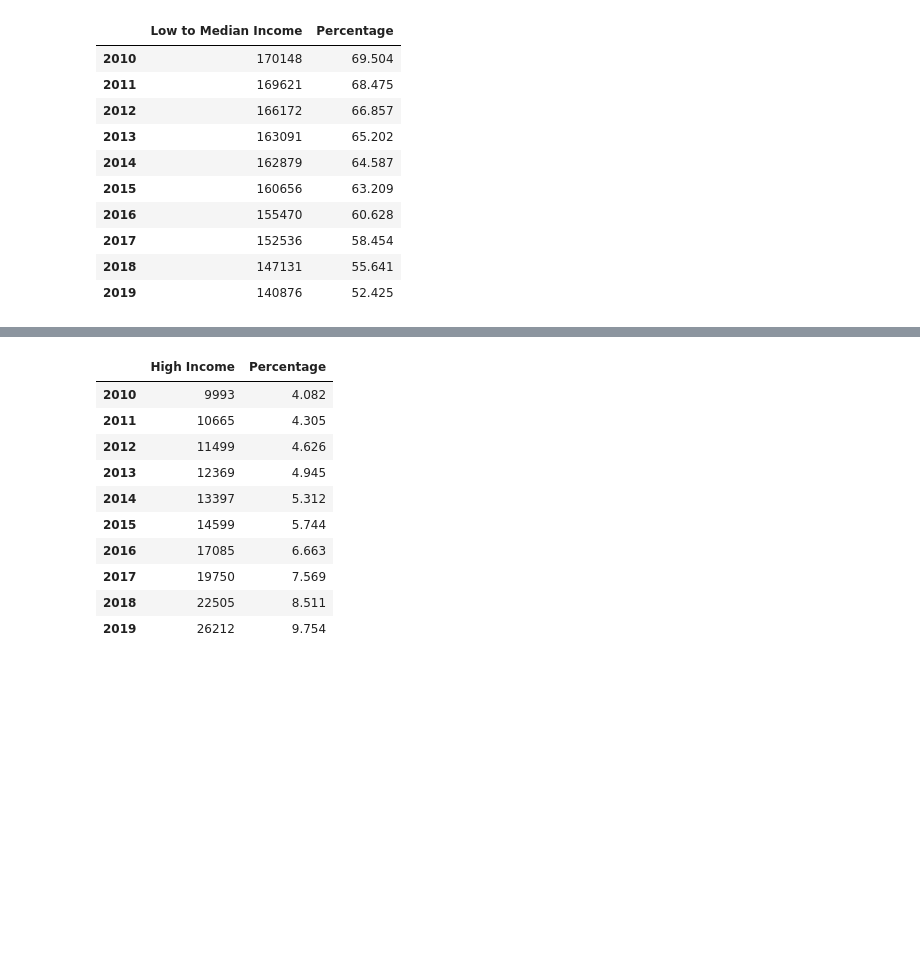
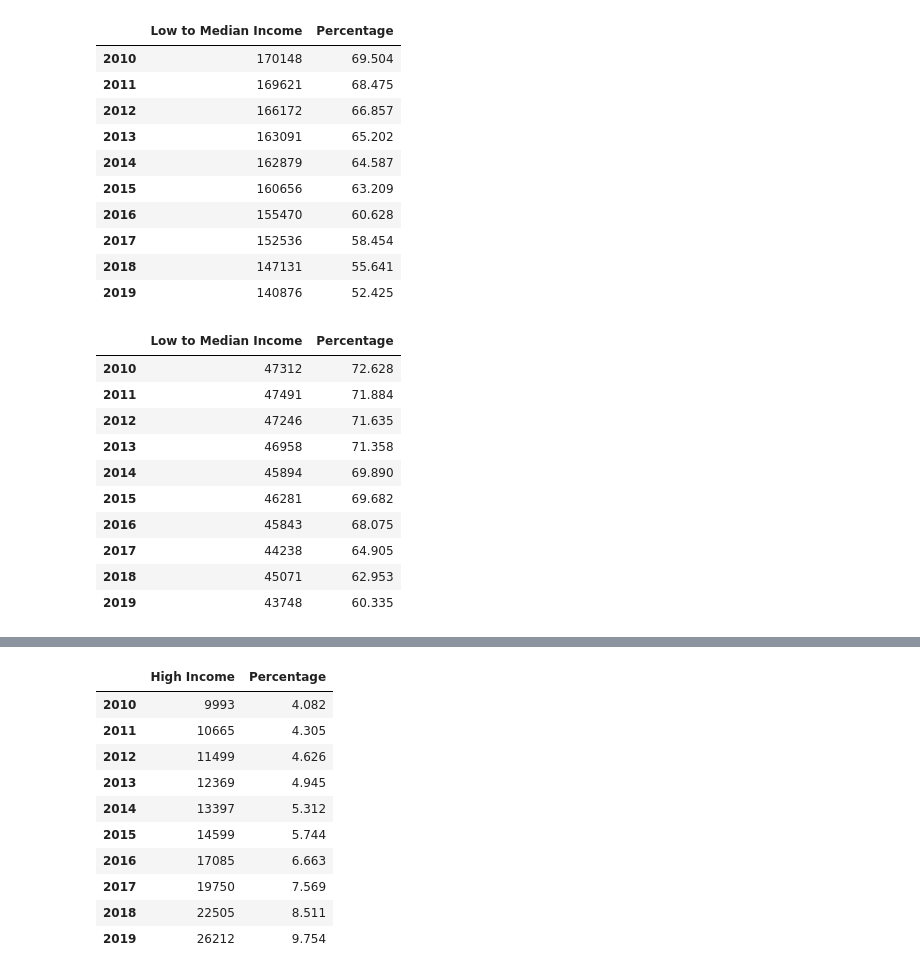
Before and after one commit to ianmonroe97/PortlandAffordableHousing, a Jupyter notebook: NewED_.ipynb, the cells around one changed output, grey strips where cells are left out. Cells and saved outputs as stored; diff of their text form; code cells hidden in the pictures; blank space fills up the shorter version.

```diff
--- a/NewED_.ipynb
+++ b/NewED_.ipynb
@@ -877,6 +1038,19 @@ PorWIndex = {PorWrate10: 2010, PorWrate11: 2011,
            PorWrate12: 2012,PorWrate13: 2013, PorWrate14: 2014,
            PorWrate15: 2015,PorWrate16: 2016, PorWrate17: 2017,
            PorWrate18: 2018,PorWrate19:2019}
+# %%
+VanLoIndex = {VanLorate10: 2010, VanLorate11: 2011,
+           VanLorate12: 2012,VanLorate13: 2013, VanLorate14: 2014,
+           VanLorate15: 2015,VanLorate16: 2016, VanLorate17: 2017,
+           VanLorate18: 2018,VanLorate19:2019}
+VanUIndex = {VanUrate10: 2010, VanUrate11: 2011,
+           VanUrate12: 2012,VanUrate13: 2013, VanUrate14: 2014,
+           VanUrate15: 2015,VanUrate16: 2016, VanUrate17: 2017,
+           VanUrate18: 2018,VanUrate19:2019}
+VanWIndex = {VanWrate10: 2010, VanWrate11: 2011,
+           VanWrate12: 2012,VanWrate13: 2013, VanWrate14: 2014,
+           VanWrate15: 2015,VanWrate16: 2016, VanWrate17: 2017,
+           VanWrate18: 2018,VanWrate19:2019}
 # %%
 PorLoHI = pd.DataFrame(np.array([PorLoHI10,PorLoHI11,PorLoHI12,PorLoHI13,PorLoHI14,PorLoHI15,PorLoHI16,PorLoHI17,PorLoHI18,PorLoHI19]),
                       columns = ['Low to Median Income'],index = [2010,2011,2012,2013,2014,2015,2016,2017,2018,2019])
@@ -895,6 +1069,24 @@ PorLoHI
 | 2017 | 152536 | 58.454 |
 | 2018 | 147131 | 55.641 |
 | 2019 | 140876 | 52.425 |
+# %%
+VanLoHI = pd.DataFrame(np.array([VanLoHI10,VanLoHI11,VanLoHI12,VanLoHI13,VanLoHI14,VanLoHI15,VanLoHI16,VanLoHI17,VanLoHI18,VanLoHI19]),
+                      columns = ['Low to Median Income'],index = [2010,2011,2012,2013,2014,2015,2016,2017,2018,2019])
+
+VanLoHI['Percentage'] = VanLoIndex
+VanLoHI
+# %% [output]
+|  | Low to Median Income | Percentage |
+| 2010 | 47312 | 72.628 |
+| 2011 | 47491 | 71.884 |
+| 2012 | 47246 | 71.635 |
+| 2013 | 46958 | 71.358 |
+| 2014 | 45894 | 69.890 |
+| 2015 | 46281 | 69.682 |
+| 2016 | 45843 | 68.075 |
+| 2017 | 44238 | 64.905 |
+| 2018 | 45071 | 62.953 |
+| 2019 | 43748 | 60.335 |
 # %%
 PorUHI = pd.DataFrame(np.array([PorUHI10,PorUHI11,PorUHI12,PorUHI13,PorUHI14,PorUHI15,PorUHI16,PorUHI17,PorUHI18,PorUHI19]),
                       columns = ['Median to High Income'],index = [2010,2011,2012,2013,2014,2015,2016,2017,2018,2019])
```
Also changed, not shown: parts of 14 cells of this notebook.
